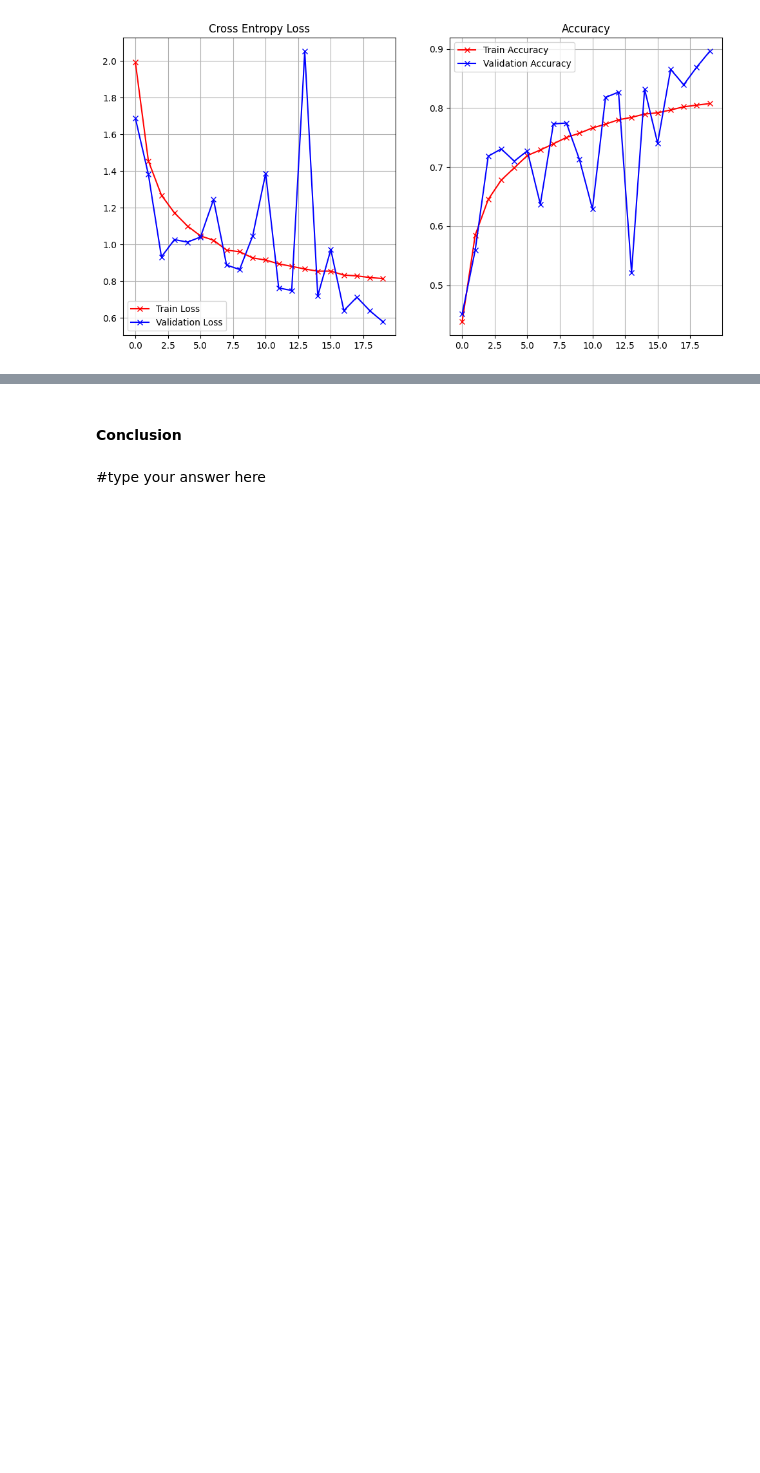
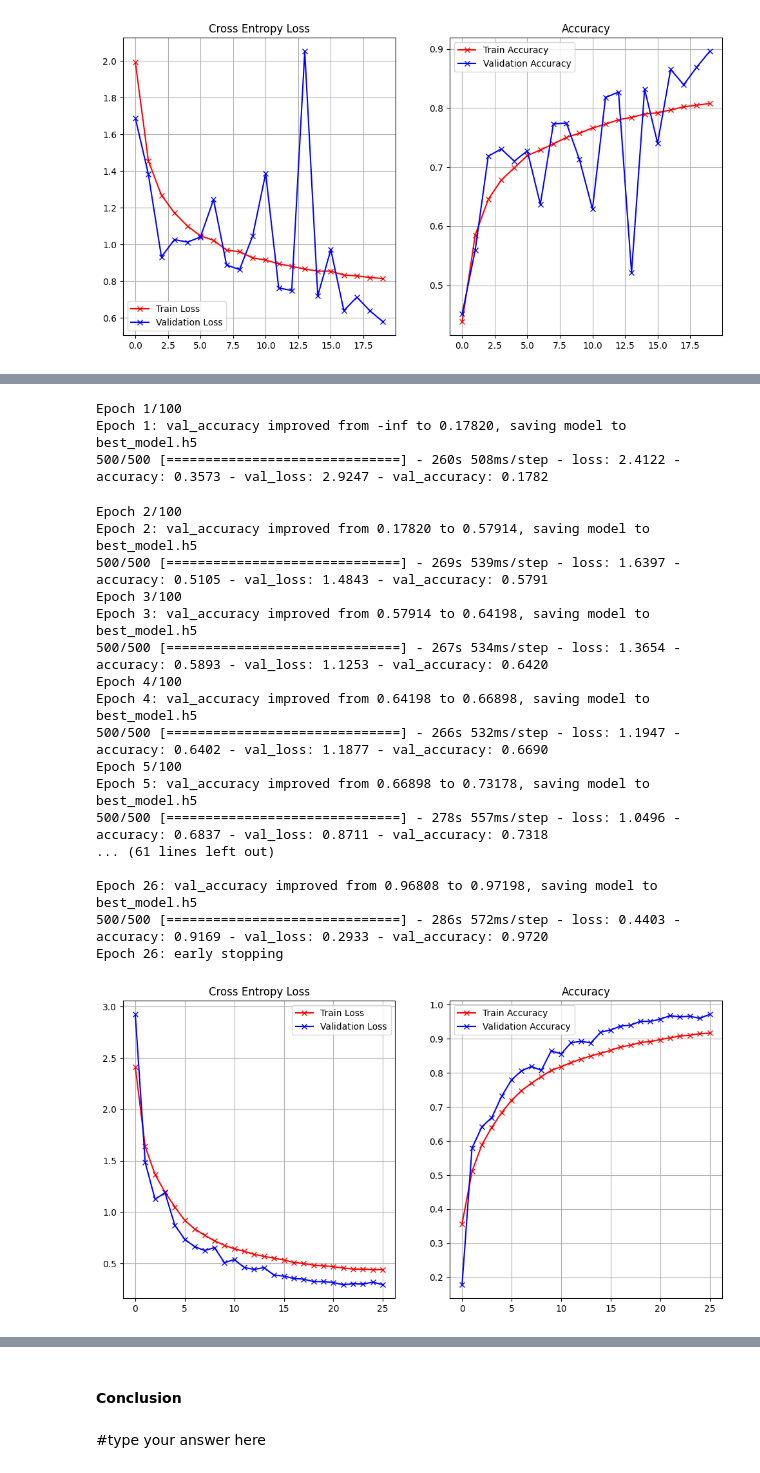
Before and after one commit to qkestacion07/CPE313, a Jupyter notebook: Estacion_Hands_on_Activity_2_1_Convolutional_Neural_Network.ipynb, the cells around one changed output, grey strips where cells are left out. Drawn from its saved outputs; the diff is of its cells as text; code cells hidden in the pictures; blank space fills up the shorter version.

Commit message:
Added Model 6

```diff
--- a/Estacion_Hands_on_Activity_2_1_Convolutional_Neural_Network.ipynb
+++ b/Estacion_Hands_on_Activity_2_1_Convolutional_Neural_Network.ipynb
@@ -739,0 +771,51 @@ model_5.summary()
+# %%
+early_stopping = EarlyStopping(
+    monitor='val_loss',
+    patience=4,
+    verbose=1,
+    restore_best_weights=True)
+
+model_checkpoint = ModelCheckpoint(
+    filepath='best_model.h5',
+    monitor='val_accuracy',
+    save_best_only=True,
+    verbose=1)
+
+batch_size = 100
+epoch = 100
+
+opt = Adam(learning_rate=0.0005)
+
+model_6.compile(loss='categorical_crossentropy',
+              optimizer=opt,
+              metrics=['accuracy'])
+start = time()
+history_6 = model_6.fit(x_train, y_train,
+              batch_size=batch_size,
+              epochs=epoch,
+              validation_data=(x_train, y_train),
+              callbacks=[early_stopping, model_checkpoint])
+model6_time = time() - start
+plot_loss_accuracy(history_6)
+# %% [output]
+Epoch 1/100
+Epoch 1: val_accuracy improved from -inf to 0.17820, saving model to best_model.h5
+500/500 [==============================] - 260s 508ms/step - loss: 2.4122 - accuracy: 0.3573 - val_loss: 2.9247 - val_accuracy: 0.1782
+Epoch 2/100
+Epoch 2: val_accuracy improved from 0.17820 to 0.57914, saving model to best_model.h5
+500/500 [==============================] - 269s 539ms/step - loss: 1.6397 - accuracy: 0.5105 - val_loss: 1.4843 - val_accuracy: 0.5791
+Epoch 3/100
+Epoch 3: val_accuracy improved from 0.57914 to 0.64198, saving model to best_model.h5
+500/500 [==============================] - 267s 534ms/step - loss: 1.3654 - accuracy: 0.5893 - val_loss: 1.1253 - val_accuracy: 0.6420
+Epoch 4/100
+Epoch 4: val_accuracy improved from 0.64198 to 0.66898, saving model to best_model.h5
+500/500 [==============================] - 266s 532ms/step - loss: 1.1947 - accuracy: 0.6402 - val_loss: 1.1877 - val_accuracy: 0.6690
+Epoch 5/100
+Epoch 5: val_accuracy improved from 0.66898 to 0.73178, saving model to best_model.h5
+500/500 [==============================] - 278s 557ms/step - loss: 1.0496 - accuracy: 0.6837 - val_loss: 0.8711 - val_accuracy: 0.7318
+... (61 lines left out)
+
+Epoch 26: val_accuracy improved from 0.96808 to 0.97198, saving model to best_model.h5
+500/500 [==============================] - 286s 572ms/step - loss: 0.4403 - accuracy: 0.9169 - val_loss: 0.2933 - val_accuracy: 0.9720
+Epoch 26: early stopping
+[figure, added]
```
Also changed, not shown: parts of 4 cells of this notebook, 1 other file.
